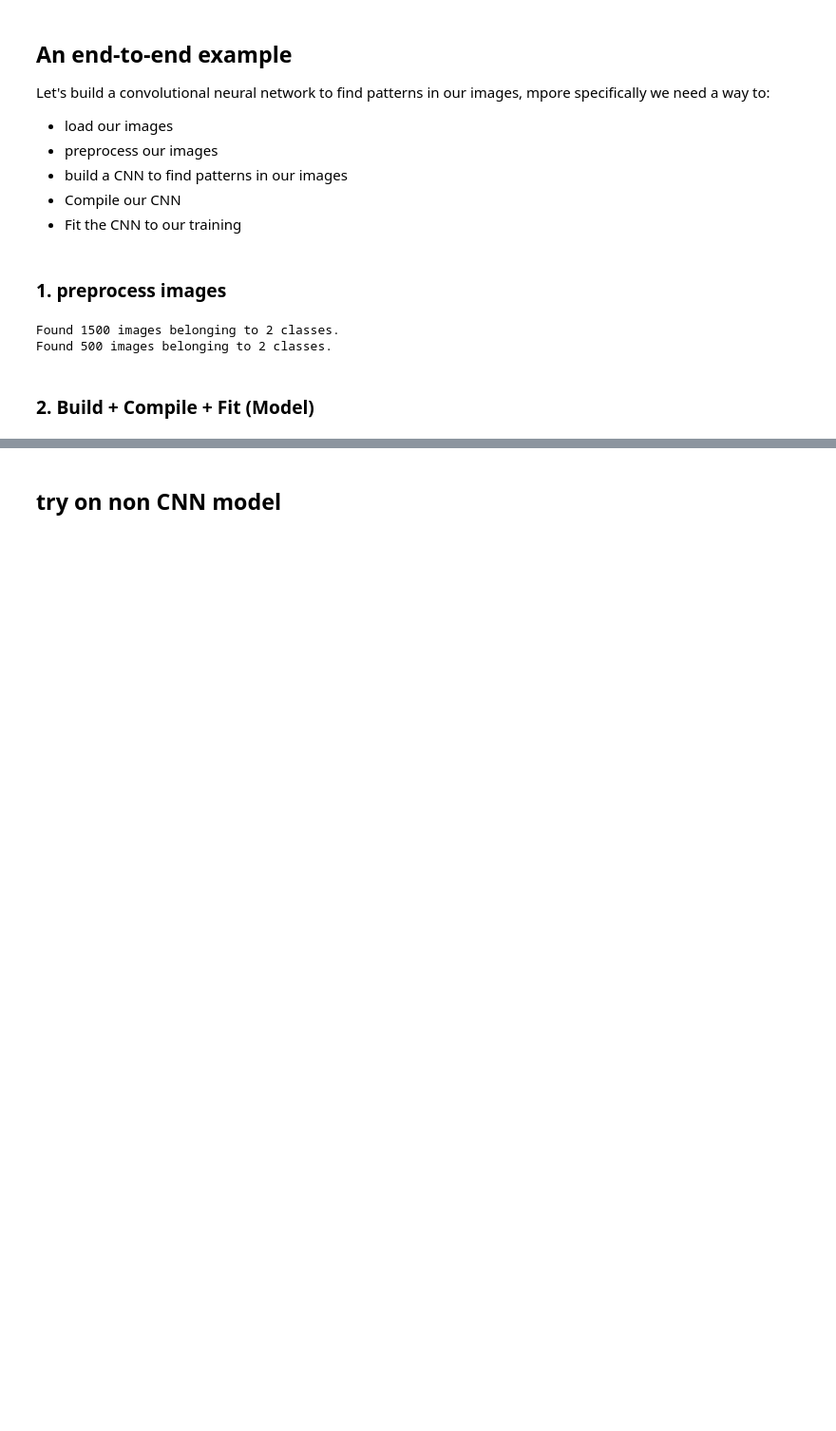
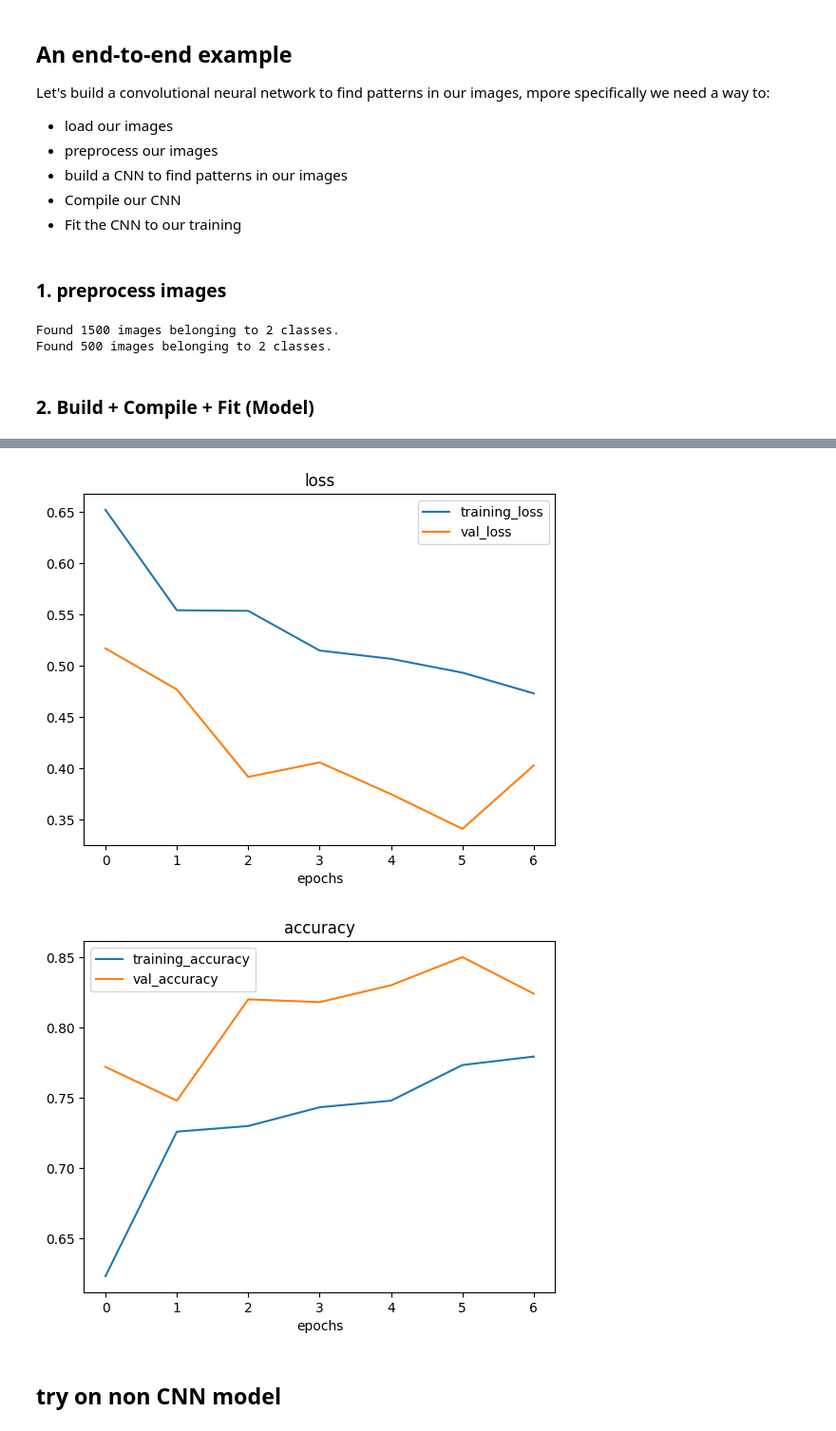
Before and after one commit to Meta-c/Tensorflow-Certificate-preparation, a Jupyter notebook: 03_computer_vision_and_conv_neural_networks.ipynb, the cells around one changed output, grey strips where cells are left out. Shown at 95% size. Drawn from its saved outputs; the diff is of its cells as text; code cells hidden in the pictures; blank space fills up the shorter version.

```diff
--- a/03_computer_vision_and_conv_neural_networks.ipynb
+++ b/03_computer_vision_and_conv_neural_networks.ipynb
@@ -134,29 +234,26 @@ Found 500 images belonging to 2 classes.
 # %%
 # Build a CNN model (same as tine VGG)
-model= tf.keras.models.Sequential([
-    tf.keras.layers.Conv2D(filters=10,
-                           kernel_size=3,
-                           activation="relu",
-                           input_shape=(224,224,3)),
+model_regular= tf.keras.models.Sequential([
+    tf.keras.layers.Conv2D(10,3, activation="relu",input_shape=(224,224,3)),
+    tf.keras.layers.MaxPool2D(pool_size=2),
     tf.keras.layers.Conv2D(10,3,activation="relu"),
-    tf.keras.layers.MaxPool2D(pool_size=2,
-                              padding="valid"),
+    tf.keras.layers.MaxPool2D(),
     tf.keras.layers.Conv2D(10,3,activation="relu"),
-    tf.keras.layers.Conv2D(10,3,activation="relu"),
-    tf.keras.layers.MaxPool2D(2),
+    # tf.keras.layers.Conv2D(10,3,activation="relu"),
+    tf.keras.layers.MaxPool2D(),
     tf.keras.layers.Flatten(),
     tf.keras.layers.Dense(1,activation="sigmoid")
 ])
 
 # Compile our model
-model.compile(loss="binary_crossentropy",
+model_regular.compile(loss="binary_crossentropy",
               optimizer=tf.keras.optimizers.Adam(),
               metrics=["accuracy"])
 
 # Fit model
 
-history = model.fit(train_data,
-                    epochs=5,
+history_regular = model_regular.fit(train_data,
+                    epochs=7,
                     steps_per_epoch=len(train_data),
                     validation_data=test_data,
                     validation_steps=len(test_data))
@@ -174,3 +295,8 @@ Epoch 5/5
+# %%
+plot_loss_curves(history=history_regular)
+# %% [output]
+[figure, added]
+[figure, added]
 # %% [markdown]
 ## try on non CNN model
 # %%
```
Also changed, not shown: parts of 15 cells of this notebook.
